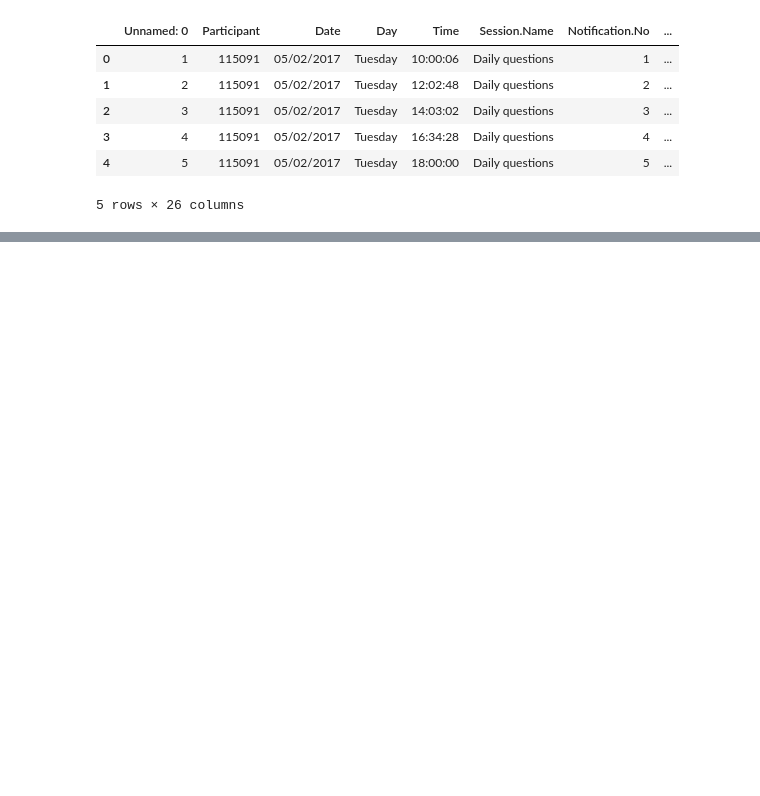
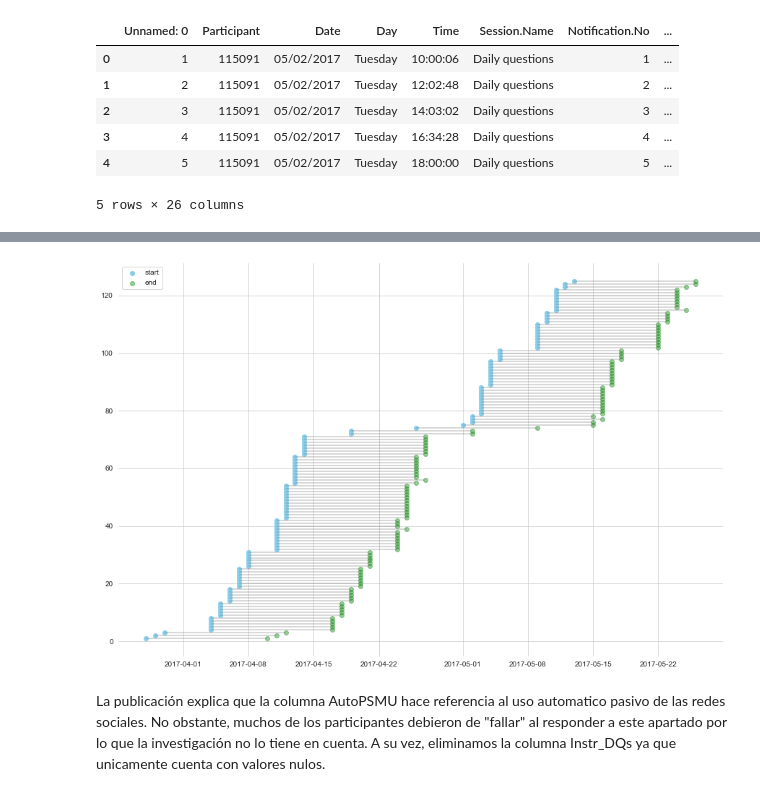
Before and after one commit to serNAVARRO7/AISaturdays-depresion-rrss, a Jupyter notebook: scripts/depresion-rrss.ipynb, the cells around one changed output, grey strips where cells are left out. Cells and saved outputs as stored; diff of their text form; code cells hidden in the pictures; blank space fills up the shorter version.

```diff
--- a/scripts/depresion-rrss.ipynb
+++ b/scripts/depresion-rrss.ipynb
@@ -89,0 +116,14 @@ Name: Active, Length: 100, dtype: int64
+# %%
+ordered_dates = dates.sort_values(by=['start'])
+
+fig = plt.figure(figsize=(15, 10))
+
+plt.hlines(y=my_range, xmin=ordered_dates.start, xmax=ordered_dates.end, color='grey', alpha=0.4)
+plt.scatter(ordered_dates.start, my_range, color='skyblue', alpha=1, label='start')
+plt.scatter(ordered_dates.end, my_range, color='green', alpha=0.4 , label='end')
+plt.legend()
+sns.despine(left=True, bottom=True, trim=True)
+# %% [output]
+[figure, added]
+# %% [markdown]
+La publicación explica que la columna AutoPSMU hace referencia al uso automatico pasivo de las redes sociales. No obstante, muchos de los participantes debieron de "fallar" al responder a este apartado por lo que la investigación no lo tiene en cuenta. A su vez, eliminamos la columna Instr_DQs ya que unicamente cuenta con valores nulos.
```
Also changed, not shown: parts of 26 cells of this notebook, 1 other file.
